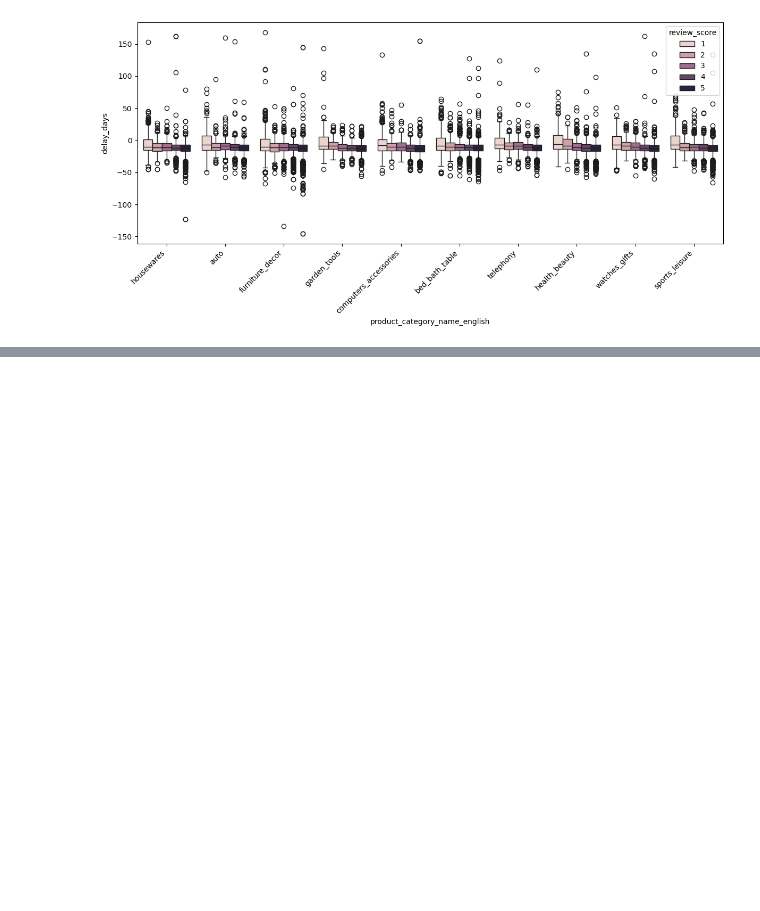
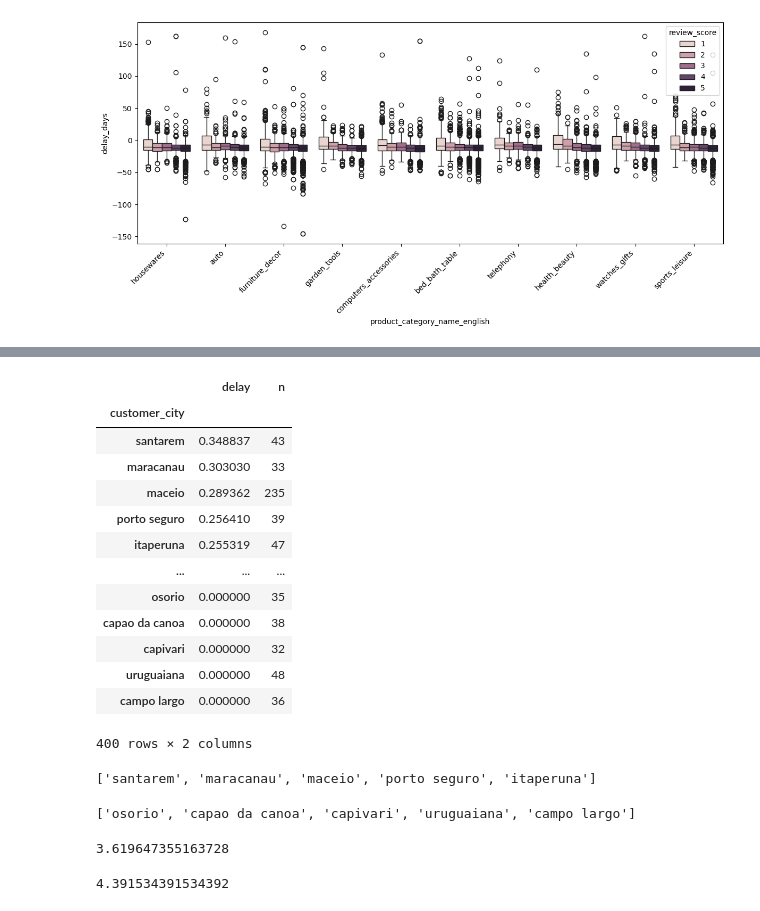
Before and after one commit to taaesu/olist_analysis, a Jupyter notebook: olist_analysis.ipynb, the cells around one changed output, grey strips where cells are left out. Cells and saved outputs as stored; diff of their text form; code cells hidden in the pictures; blank space fills up the shorter version.

```diff
--- a/olist_analysis.ipynb
+++ b/olist_analysis.ipynb
@@ -385,0 +419,49 @@ plt.show()
+# %%
+query = '''
+SELECT
+    o.order_id,
+    ROUND(JULIANDAY(o.order_delivered_customer_date) - JULIANDAY(o.order_estimated_delivery_date)) AS delay_days,
+    c.customer_city,
+    r.review_score
+FROM ORDERS AS o
+JOIN ORDER_REVIEWS AS r
+ON o.order_id = r.order_id
+JOIN CUSTOMERS AS c
+ON o.customer_id = c.customer_id
+'''
+# %%
+df_delay_rate=pd.read_sql(query,conn).query('delay_days.notna()').assign(delay = lambda df:df.delay_days>0).groupby('customer_city').agg(delay=("delay","mean"), n=("delay","size")).query("n >= 30").sort_values('delay',ascending=False)
+df_delay_rate
+# %% [output]
+|  | delay | n |
+| customer_city |  |  |
+| santarem | 0.348837 | 43 |
+| maracanau | 0.303030 | 33 |
+| maceio | 0.289362 | 235 |
+| porto seguro | 0.256410 | 39 |
+| itaperuna | 0.255319 | 47 |
+| ... | ... | ... |
+| osorio | 0.000000 | 35 |
+| capao da canoa | 0.000000 | 38 |
+| capivari | 0.000000 | 32 |
+| uruguaiana | 0.000000 | 48 |
+| campo largo | 0.000000 | 36 |
+400 rows × 2 columns
+# %%
+top_cities = df_delay_rate.head(5).index.tolist()
+top_cities
+# %% [output]
+['santarem', 'maracanau', 'maceio', 'porto seguro', 'itaperuna']
+# %%
+bottom_cities = df_delay_rate.tail(5).index.tolist()
+bottom_cities
+# %% [output]
+['osorio', 'capao da canoa', 'capivari', 'uruguaiana', 'campo largo']
+# %%
+pd.read_sql(query,conn).query('delay_days.notna()').query('customer_city in @top_cities').review_score.mean()
+# %% [output]
+3.619647355163728
+# %%
+pd.read_sql(query,conn).query('delay_days.notna()').query('customer_city in @bottom_cities').review_score.mean()
+# %% [output]
+4.391534391534392
```
Also changed, not shown: parts of 4 cells of this notebook.
